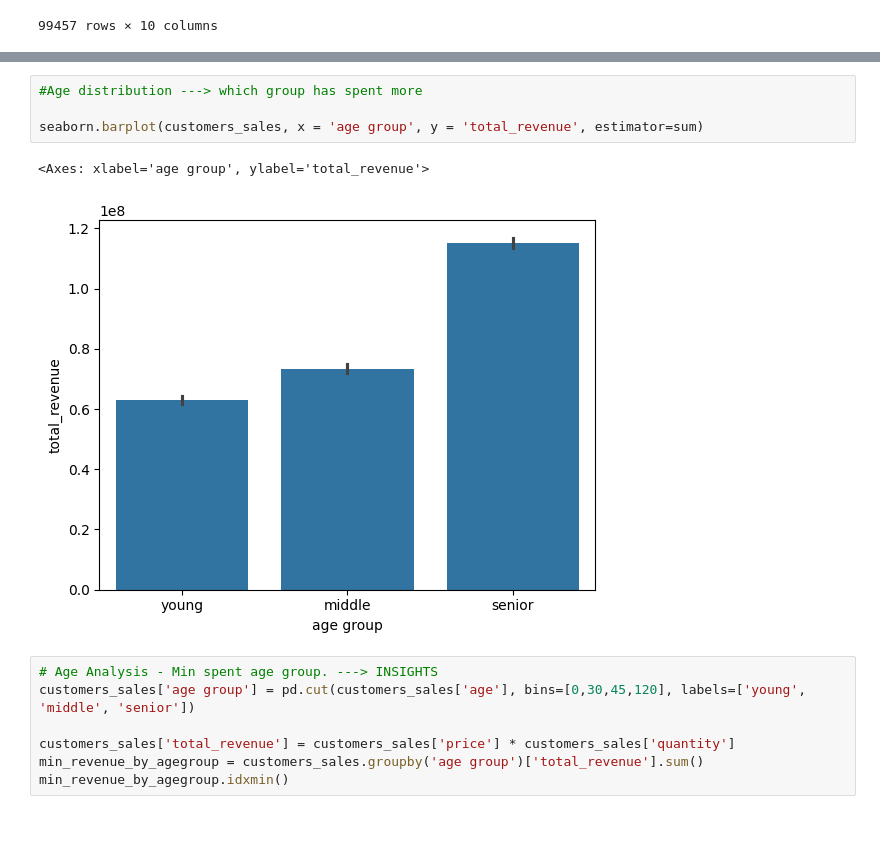
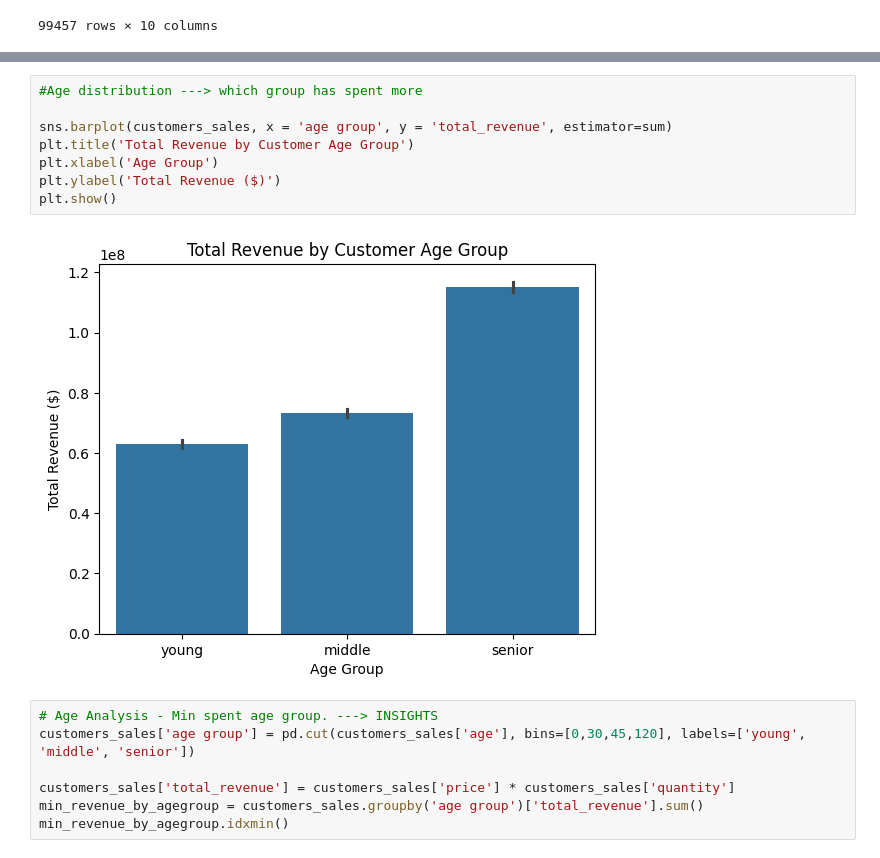
Before and after one commit to Sumayya-Jabeen/Sales-and-Customer-Data-Analysis, a Jupyter notebook: Python_Analyzing_Code.ipynb, the cells around one changed output, grey strips where cells are left out. Saved outputs shown, nothing was run; the diff lists cells and outputs as text; blank space fills up the shorter version.

```diff
--- a/Python_Analyzing_Code.ipynb
+++ b/Python_Analyzing_Code.ipynb
@@ -161,10 +164,13 @@ seaborn.histplot(customers_sales['age'], bins=25)
 # %%
 #Age distribution ---> which group has spent more
 
-seaborn.barplot(customers_sales, x = 'age group', y = 'total_revenue', estimator=sum)
+sns.barplot(customers_sales, x = 'age group', y = 'total_revenue', estimator=sum)
+plt.title('Total Revenue by Customer Age Group')
+plt.xlabel('Age Group')
+plt.ylabel('Total Revenue ($)')
+plt.show()
 # %% [output]
-<Axes: xlabel='age group', ylabel='total_revenue'>
-[figure, old version]
+[figure, new version]
 # %%
 # Age Analysis - Min spent age group. ---> INSIGHTS
 customers_sales['age group'] = pd.cut(customers_sales['age'], bins=[0,30,45,120], labels=['young', 'middle', 'senior'])
```
Also changed, not shown: parts of 2 cells of this notebook.
